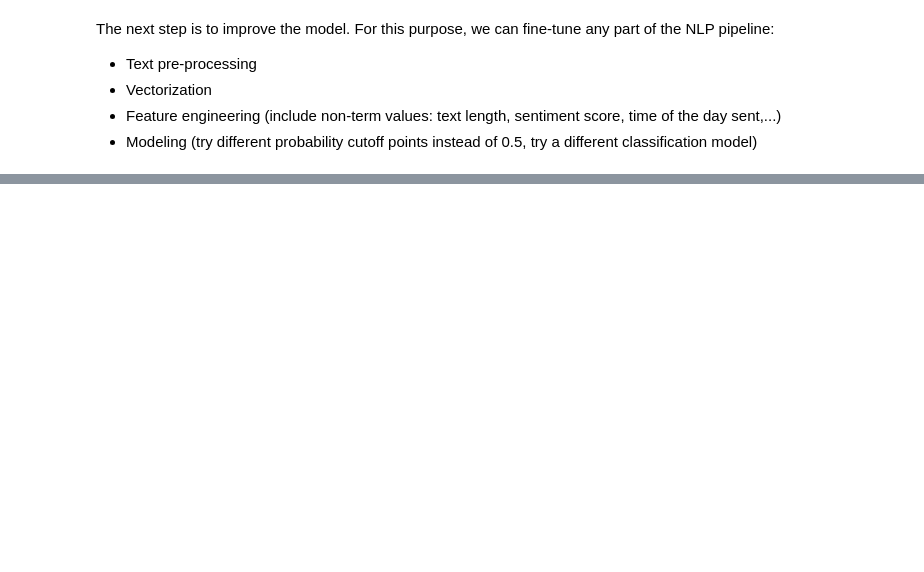
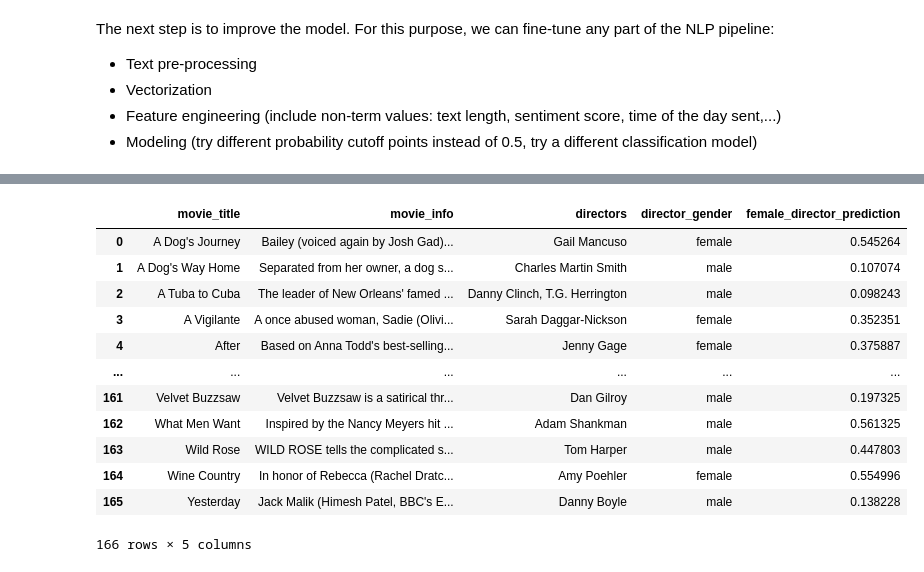
Before and after one commit to sulabola/NLP_in_Python, a Jupyter notebook: Chapter 3 - NLP with Machine Learning.ipynb, the cells around one changed output, grey strips where cells are left out. Saved outputs shown, nothing was run; the diff lists cells and outputs as text; code cells hidden in the pictures; blank space fills up the shorter version.

```diff
--- a/Chapter 3 - NLP with Machine Learning.ipynb
+++ b/Chapter 3 - NLP with Machine Learning.ipynb
@@ -613,0 +674,3 @@ The next step is to improve the model. For this purpose, we can fine-tune any pa
+# %%
+y = df['director_gender']
+y.head()
@@ -613,0 +693,14 @@ The next step is to improve the model. For this purpose, we can fine-tune any pa
+# %%
+# train/test split
+X_train, X_test, y_train, y_test = train_test_split(X_df, y, test_size=0.2, random_state=42)
+
+# model (Naive Bayes)
+nb = MultinomialNB()
+nb.fit(X_train, y_train)
+
+# predict
+y_pred_nb = nb.predict(X_test)
+
+# evaluate
+print("Accuracy:", accuracy_score(y_test, y_pred_nb))
+print(classification_report(y_test, y_pred_nb))
@@ -613,0 +717,19 @@ The next step is to improve the model. For this purpose, we can fine-tune any pa
+# %%
+# model (Logistic Regression)
+lr = LogisticRegression()
+lr.fit(X_train, y_train)
+
+# predict
+y_pred_lr = lr.predict(X_test)
+
+# evaluate
+print("Accuracy:", accuracy_score(y_test, y_pred_lr))
+print(classification_report(y_test, y_pred_lr))
+
+### Note: Accuracy is lower compared to Naive Bayes. However, precision and recall stats are higher for the minority class (female).
+### Thus, prediction for  female directors, this model works slightly well compared to Naive Bayes.
+
+### Since the accuracy is lower, choosing the model depends on the goal.
+### If our goal is to predict both male and female directors, Naive Bayes is better.
+### However, for female directors, the logistic regression model is better.
+### For this task, we go ahead with the logistic regression model.
@@ -613,0 +769,3 @@ The next step is to improve the model. For this purpose, we can fine-tune any pa
+# %%
+df['female_director_prediction'] = lr.predict_proba(X_df)[:,0]
+df.head(3)
@@ -613,0 +777,18 @@ The next step is to improve the model. For this purpose, we can fine-tune any pa
+# %%
+### Choose relevant columns
+
+df[['movie_title','movie_info','directors','director_gender','female_director_prediction']]
+# %% [output]
+|  | movie_title | movie_info | directors | director_gender | female_director_prediction |
+| 0 | A Dog's Journey | Bailey (voiced again by Josh Gad)... | Gail Mancuso | female | 0.545264 |
+| 1 | A Dog's Way Home | Separated from her owner, a dog s... | Charles Martin Smith | male | 0.107074 |
+| 2 | A Tuba to Cuba | The leader of New Orleans' famed ... | Danny Clinch, T.G. Herrington | male | 0.098243 |
+| 3 | A Vigilante | A once abused woman, Sadie (Olivi... | Sarah Daggar-Nickson | female | 0.352351 |
+| 4 | After | Based on Anna Todd's best-selling... | Jenny Gage | female | 0.375887 |
+| ... | ... | ... | ... | ... | ... |
+| 161 | Velvet Buzzsaw | Velvet Buzzsaw is a satirical thr... | Dan Gilroy | male | 0.197325 |
+| 162 | What Men Want | Inspired by the Nancy Meyers hit ... | Adam Shankman | male | 0.561325 |
+| 163 | Wild Rose | WILD ROSE tells the complicated s... | Tom Harper | male | 0.447803 |
+| 164 | Wine Country | In honor of Rebecca (Rachel Dratc... | Amy Poehler | female | 0.554996 |
+| 165 | Yesterday | Jack Malik (Himesh Patel, BBC's E... | Danny Boyle | male | 0.138228 |
+166 rows × 5 columns
```
Also changed, not shown: parts of 15 cells of this notebook.
